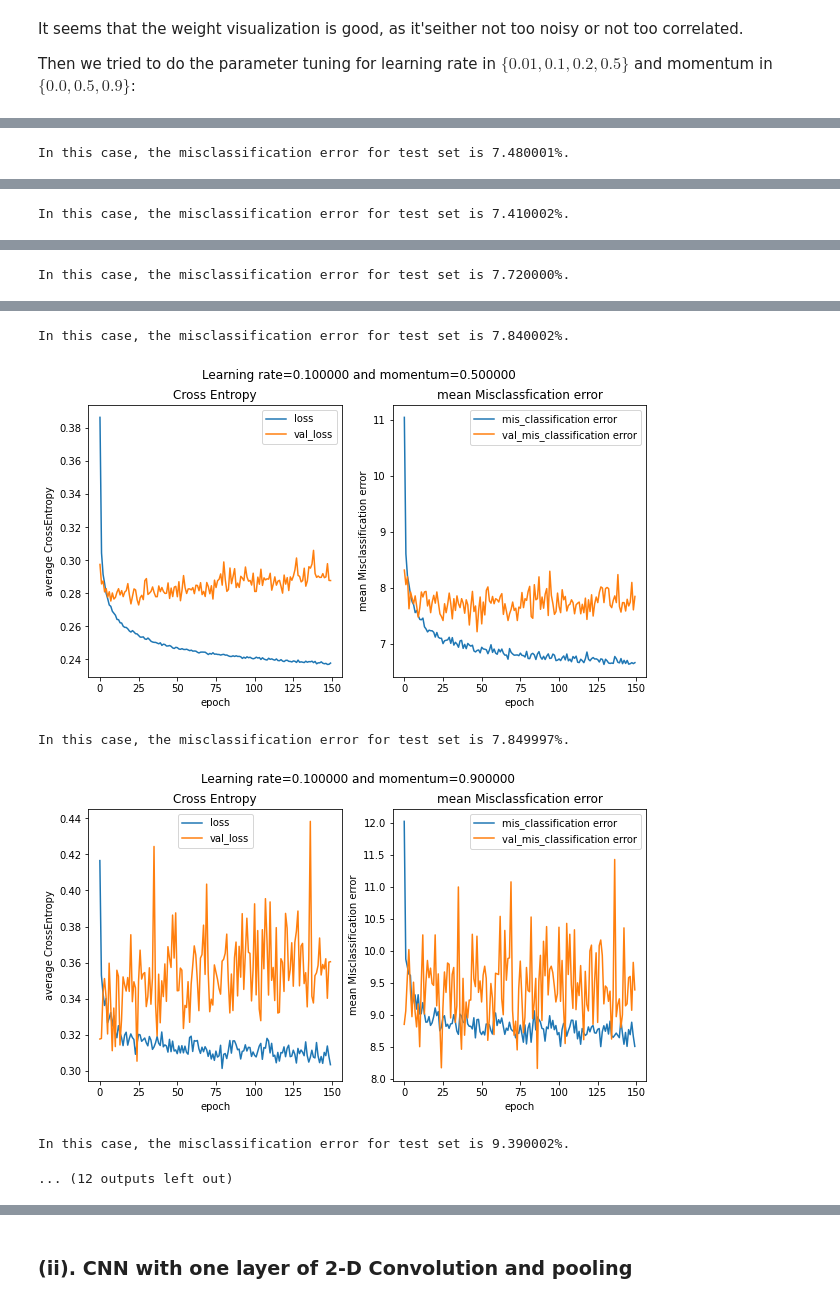
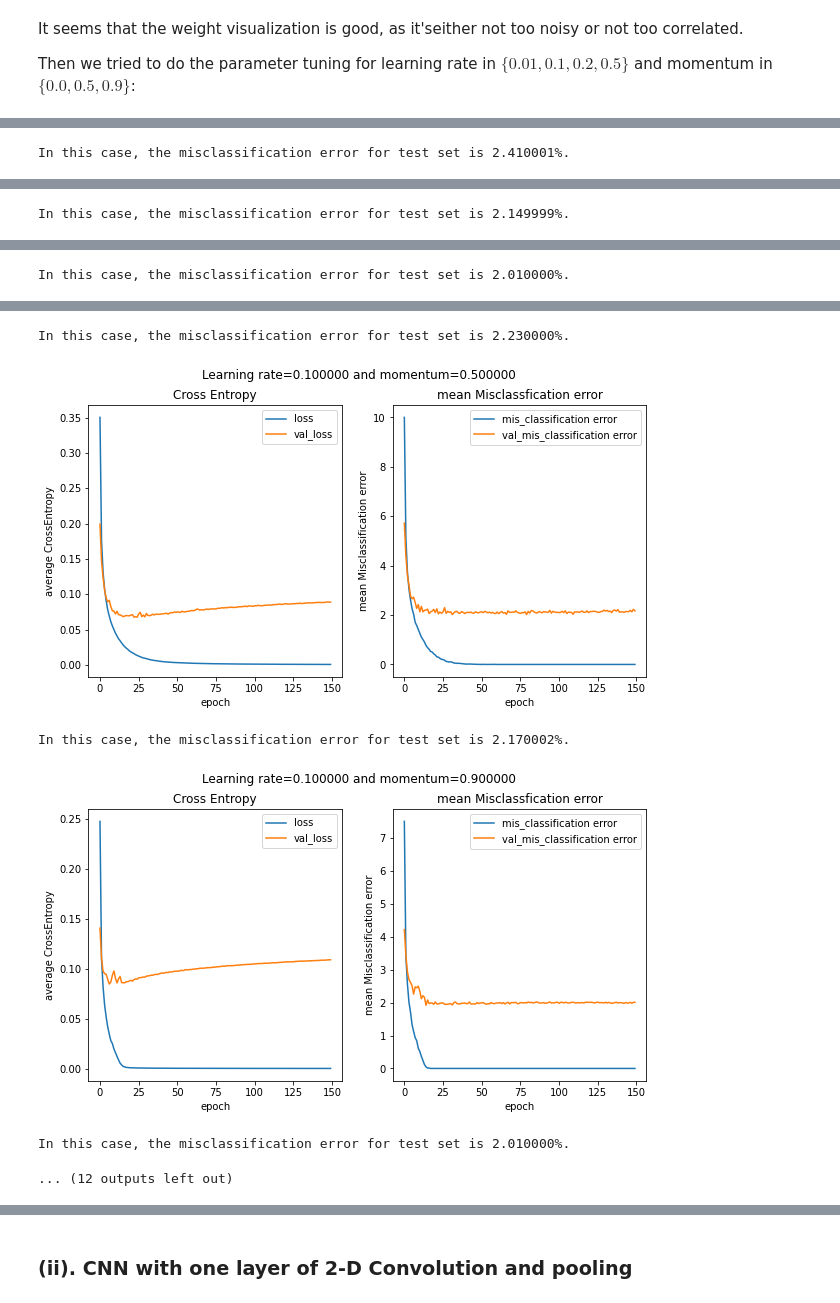
Before and after one commit to miax0722/GR5241-MNIST_data_analysis, a Jupyter notebook: doc/Project.ipynb, the cells around one changed output, grey strips where cells are left out. Saved outputs shown, nothing was run; the diff lists cells and outputs as text; code cells hidden in the pictures.

```diff
--- a/doc/Project.ipynb
+++ b/doc/Project.ipynb
@@ -275,9 +278,9 @@ We may see that for all 5 cases with different random seed, the validation miscl
 ann = Sequential()
 #add one hidden layers
 #ann.add(Flatten())
-ann.add(Dense(100))
-ann.add(Dense(10))
-ann.compile(optimizer=sgd,loss=keras.losses.SparseCategoricalCrossentropy(from_logits=True),metrics=['accuracy'])
+ann.add(Dense(100,activation='relu',input_shape=(784,)))
+ann.add(Dense(10,activation='softmax'))
+ann.compile(optimizer=sgd,loss=keras.losses.SparseCategoricalCrossentropy(),metrics=['accuracy'])
 history=ann.fit(X_train,Y_train,epochs=150,validation_data=(X_test,Y_test),verbose=0,batch_size=100)
 res=pd.DataFrame(history.history)
 res[['mis_classification error','val_mis_classification error']]=(1-res[['accuracy','val_accuracy']])*100
@@ -315,9 +318,9 @@ for lr in [0.01,0.1,0.2,0.5]:
     ann = Sequential()
     #add one hidden layers
     #ann.add(Flatten())
-    ann.add(Dense(100))
-    ann.add(Dense(10))
-    ann.compile(optimizer=sgd,loss=keras.losses.SparseCategoricalCrossentropy(from_logits=True),metrics=[SparseCategoricalCrossentropy(),'accuracy'])
+    ann.add(Dense(100,activation='relu',input_shape=(784,)))
+    ann.add(Dense(10,activation='softmax'))
+    ann.compile(optimizer=sgd,loss=keras.losses.SparseCategoricalCrossentropy(),metrics=[SparseCategoricalCrossentropy(),'accuracy'])
     history=ann.fit(X_train,Y_train,epochs=150,validation_data=(X_test,Y_test),verbose=0,batch_size=100)
     f,ax=plt.subplots(1,2,figsize=(14,7))
     res=pd.DataFrame(history.history)
@@ -338 +341 @@ for lr in [0.01,0.1,0.2,0.5]:
-In this case, the misclassification error for test set is 7.480001%.
+In this case, the misclassification error for test set is 2.410001%.
@@ -340 +343 @@ In this case, the misclassification error for test set is 7.480001%.
-In this case, the misclassification error for test set is 7.410002%.
+In this case, the misclassification error for test set is 2.149999%.
@@ -342 +345 @@ In this case, the misclassification error for test set is 7.410002%.
-In this case, the misclassification error for test set is 7.720000%.
+In this case, the misclassification error for test set is 2.010000%.
@@ -344,7 +347,7 @@ In this case, the misclassification error for test set is 7.720000%.
-In this case, the misclassification error for test set is 7.840002%.
+In this case, the misclassification error for test set is 2.230000%.
-[figure, old version]
+[figure, new version]
-In this case, the misclassification error for test set is 7.849997%.
+In this case, the misclassification error for test set is 2.170002%.
-[figure, old version]
+[figure, new version]
-In this case, the misclassification error for test set is 9.390002%.
+In this case, the misclassification error for test set is 2.010000%.
 ... (12 outputs left out)
 # %% [markdown]
```
Also changed, not shown: parts of 20 cells of this notebook, 3 other files.
